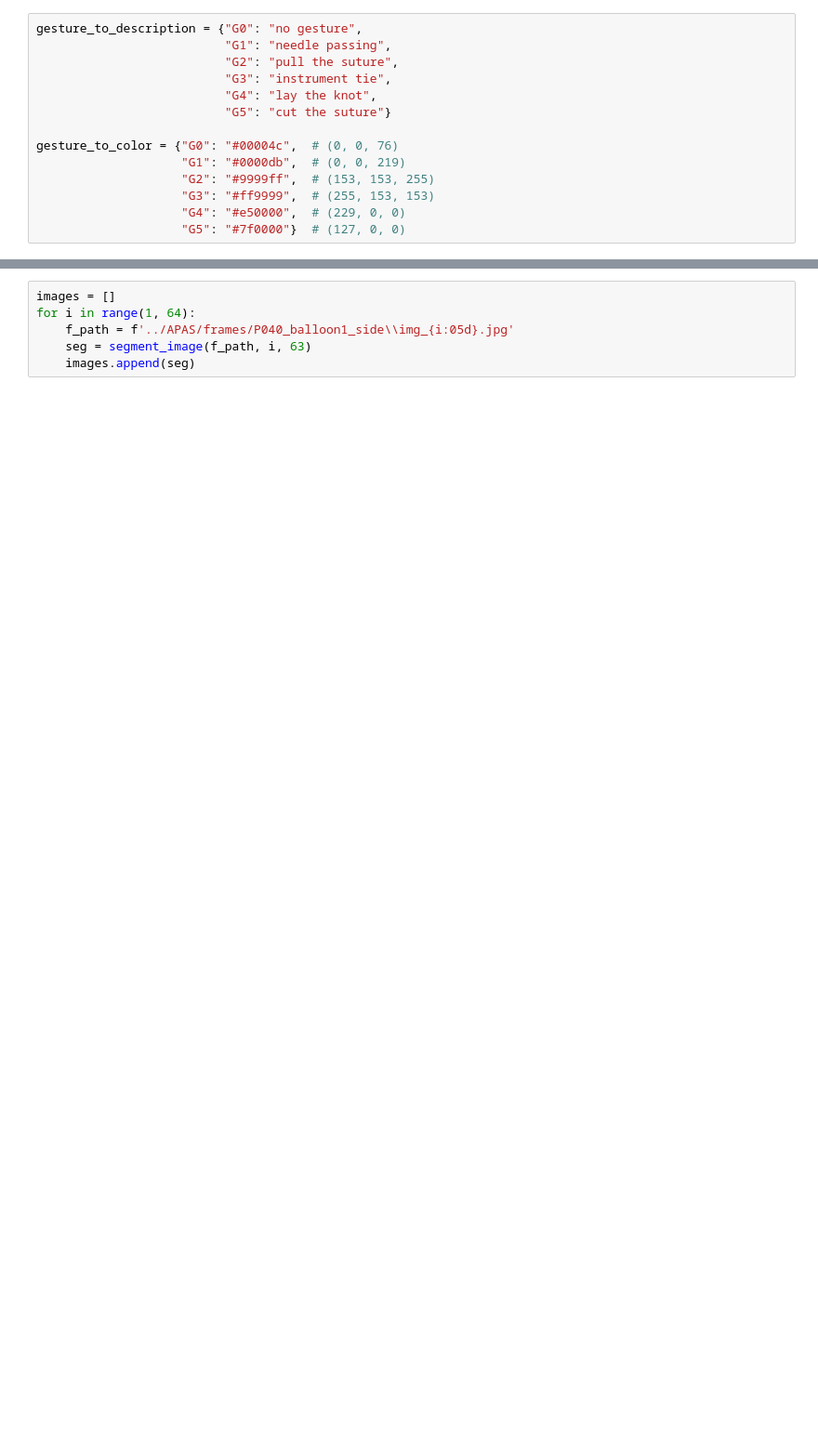
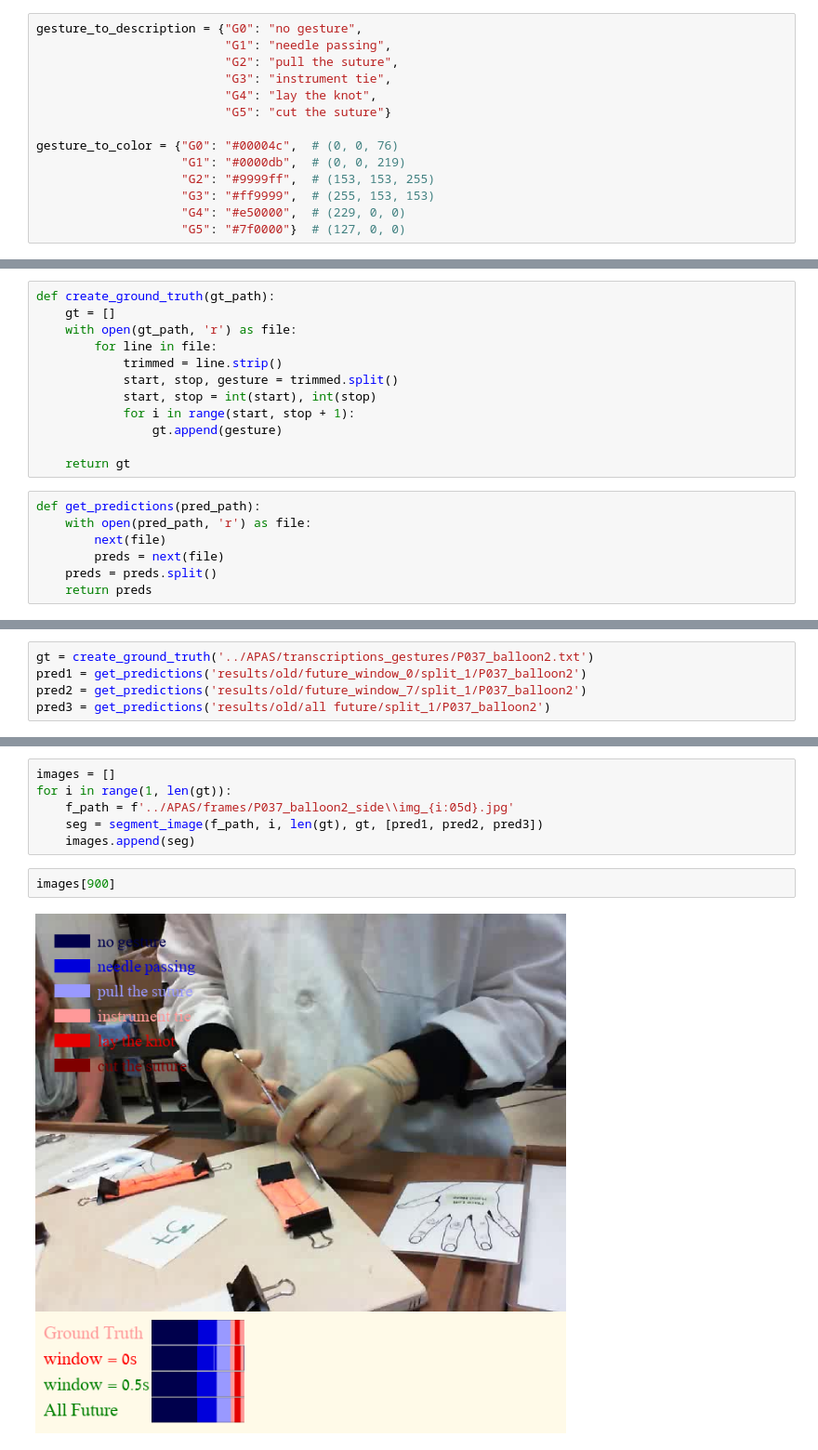
Before and after one commit to dahan198/computer_vision_project, a Jupyter notebook: ASFormer/visualization.ipynb, the cells around one changed output, grey strips where cells are left out. Shown: that part at 93% size. Drawn from its saved outputs; the diff is of its cells as text; blank space fills up the shorter version.

```diff
--- a/ASFormer/visualization.ipynb
+++ b/ASFormer/visualization.ipynb
@@ -197,0 +19,19 @@ segment_image('../APAS/frames/P040_balloon1_side\\img_00063.jpg', 9, 50)
+# %%
+def create_ground_truth(gt_path):
+    gt = []
+    with open(gt_path, 'r') as file:
+        for line in file:
+            trimmed = line.strip()
+            start, stop, gesture = trimmed.split()
+            start, stop = int(start), int(stop)
+            for i in range(start, stop + 1):
+                gt.append(gesture)
+
+    return gt
+# %%
+def get_predictions(pred_path):
+    with open(pred_path, 'r') as file:
+        next(file)
+        preds = next(file)
+    preds = preds.split()
+    return preds
@@ -197,0 +85,5 @@ segment_image('../APAS/frames/P040_balloon1_side\\img_00063.jpg', 9, 50)
+# %%
+gt = create_ground_truth('../APAS/transcriptions_gestures/P037_balloon2.txt')
+pred1 = get_predictions('results/old/future_window_0/split_1/P037_balloon2')
+pred2 = get_predictions('results/old/future_window_7/split_1/P037_balloon2')
+pred3 = get_predictions('results/old/all future/split_1/P037_balloon2')
@@ -198,6 +94,10 @@ segment_image('../APAS/frames/P040_balloon1_side\\img_00063.jpg', 9, 50)
 # %%
 images = []
-for i in range(1, 64):
-    f_path = f'../APAS/frames/P040_balloon1_side\\img_{i:05d}.jpg'
-    seg = segment_image(f_path, i, 63)
+for i in range(1, len(gt)):
+    f_path = f'../APAS/frames/P037_balloon2_side\\img_{i:05d}.jpg'
+    seg = segment_image(f_path, i, len(gt), gt, [pred1, pred2, pred3])
     images.append(seg)
+# %%
+images[900]
+# %% [output]
+[figure, added]
```
Also changed, not shown: parts of 30 cells of this notebook, 1 other file.
